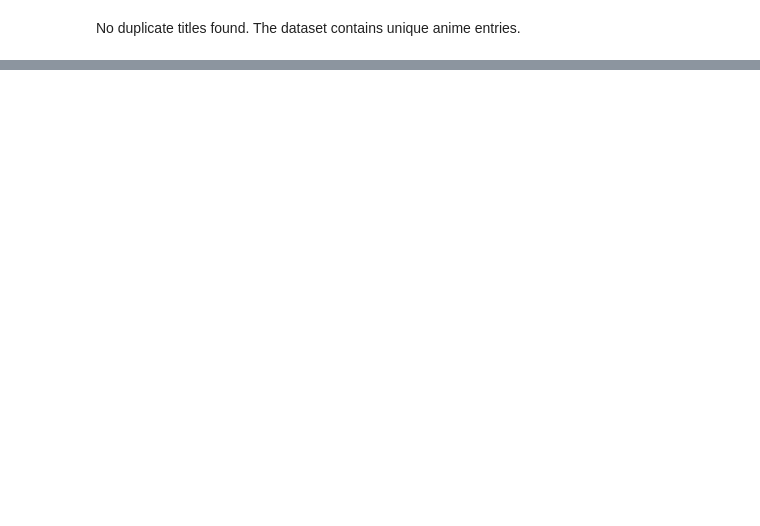
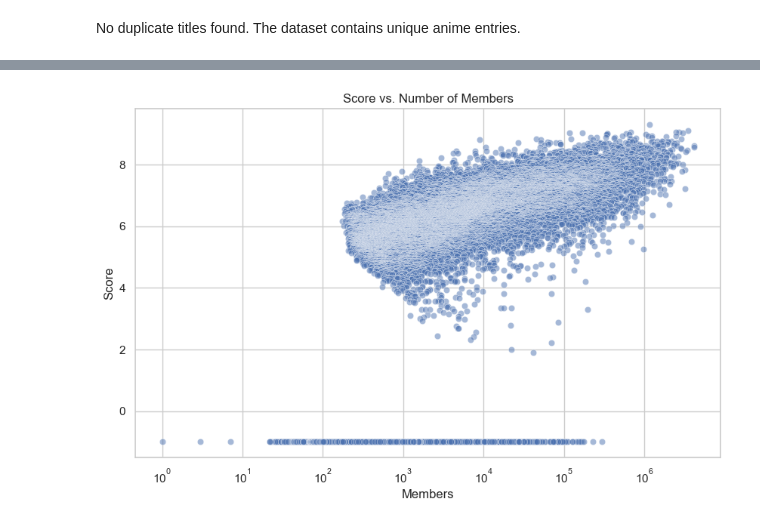
Before and after one commit to MIAR-Riza27/anime-rating-predictor, a Jupyter notebook: notebooks/01-eda.ipynb, the cells around one changed output, grey strips where cells are left out. Drawn from its saved outputs; the diff is of its cells as text; code cells hidden in the pictures; blank space fills up the shorter version.

```diff
--- a/notebooks/01-eda.ipynb
+++ b/notebooks/01-eda.ipynb
@@ -174,0 +311,10 @@ In the next section, we will explore the dataset using various visualizations to
+# %%
+# Plot score vs number of members
+sns.scatterplot(data=df_selected, x="members", y="score", alpha=0.5)
+plt.title("Score vs Number of Members")
+plt.xlabel("Members")
+plt.ylabel("Score")
+plt.xscale("log")
+plt.show()
+# %% [output]
+[figure, added]
```
Also changed, not shown: parts of 13 cells of this notebook.
